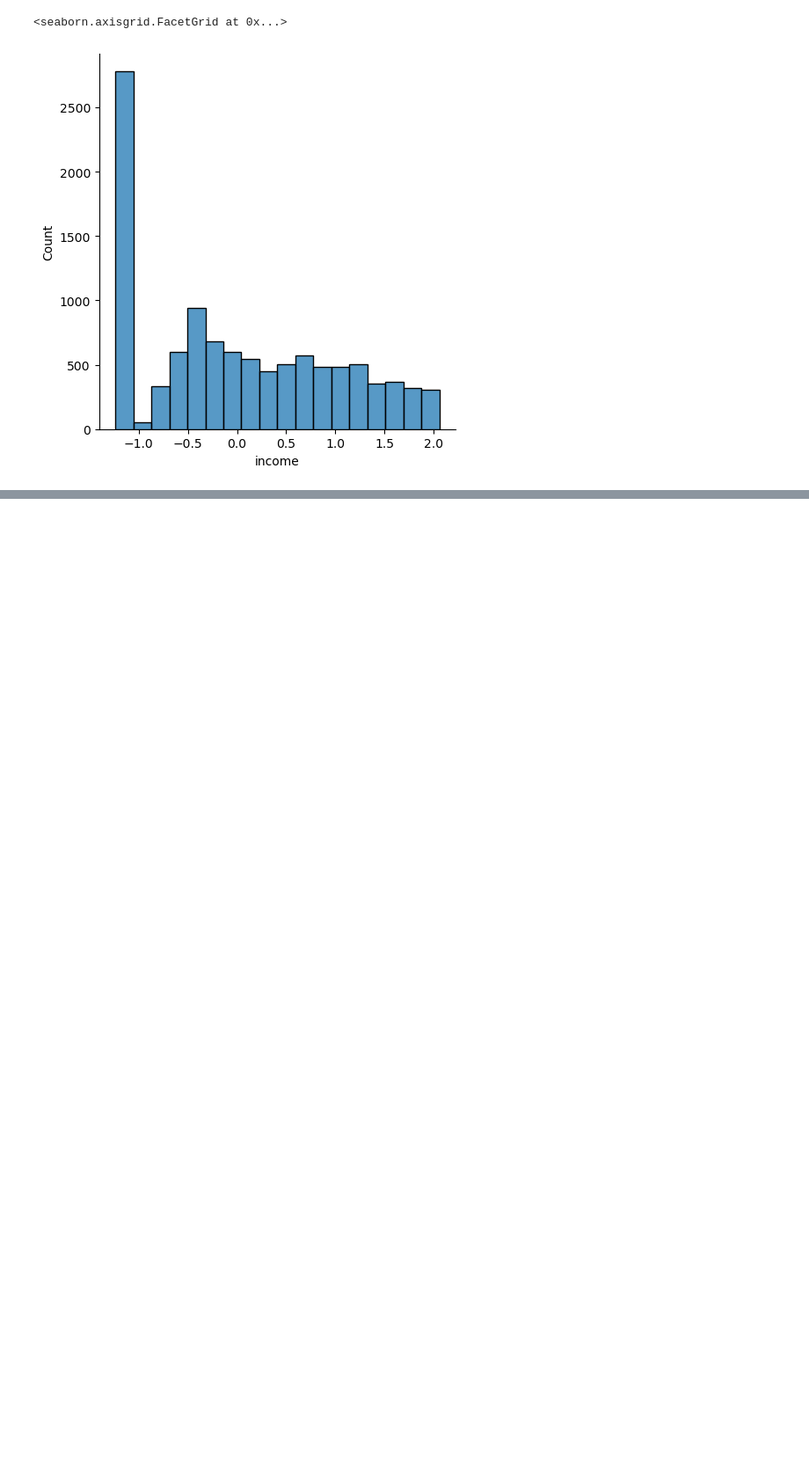
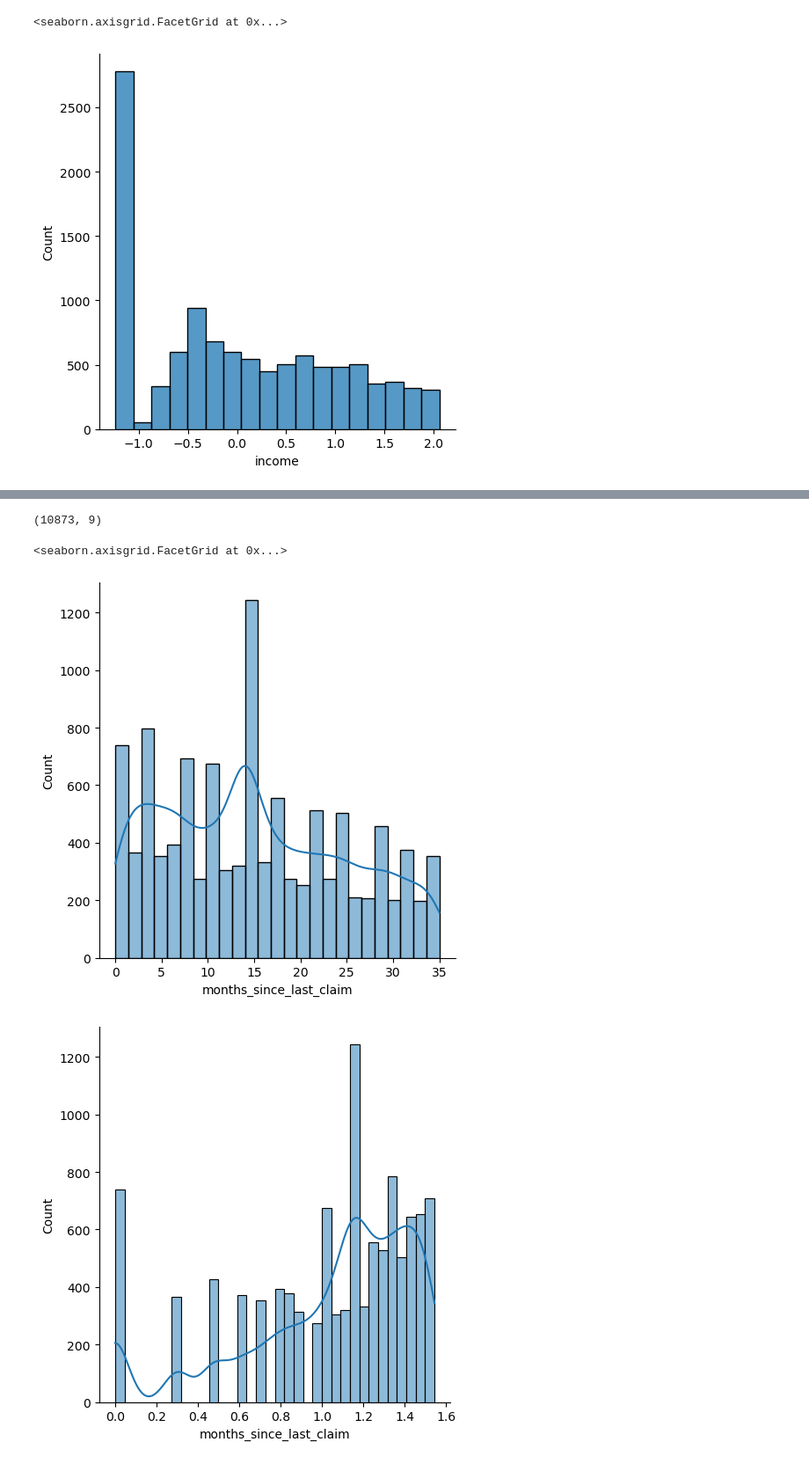
Before and after one commit to vrushali92/lab-customer-analysis-round-2, a Jupyter notebook: files_for_lab/csv_files/Customer_Analysis_Round_2_3_4.ipynb, the cells around one changed output, grey strips where cells are left out. Shown at 88% size. Saved outputs shown, nothing was run; the diff lists cells and outputs as text; code cells hidden in the pictures; blank space fills up the shorter version.

```diff
--- a/files_for_lab/csv_files/Customer_Analysis_Round_2_3_4.ipynb
+++ b/files_for_lab/csv_files/Customer_Analysis_Round_2_3_4.ipynb
@@ -1076,0 +1238,18 @@ Insight: The difference between MEA and MSE also seems to be quite reasonable. S
+# %%
+X_last_claim_filter = filter_outliers(X_num, "months_since_last_claim")
+
+display(X_last_claim_filter.shape)
+# X_last_claim_filter.head()
+
+# # Plotting after filtering outliers.
+sns.displot(X_last_claim_filter["months_since_last_claim"], kde = True)
+
+# Plotting after log transformation.
+X_last_claim_filter["months_since_last_claim"] = X_last_claim_filter["months_since_last_claim"].apply(log_transform)
+
+sns.displot(X_last_claim_filter["months_since_last_claim"], kde = True)
+# %% [output]
+(10873, 9)
+<seaborn.axisgrid.FacetGrid at 0x...>
+[figure, added]
+[figure, added]
```
Also changed, not shown: parts of 90 cells of this notebook.
